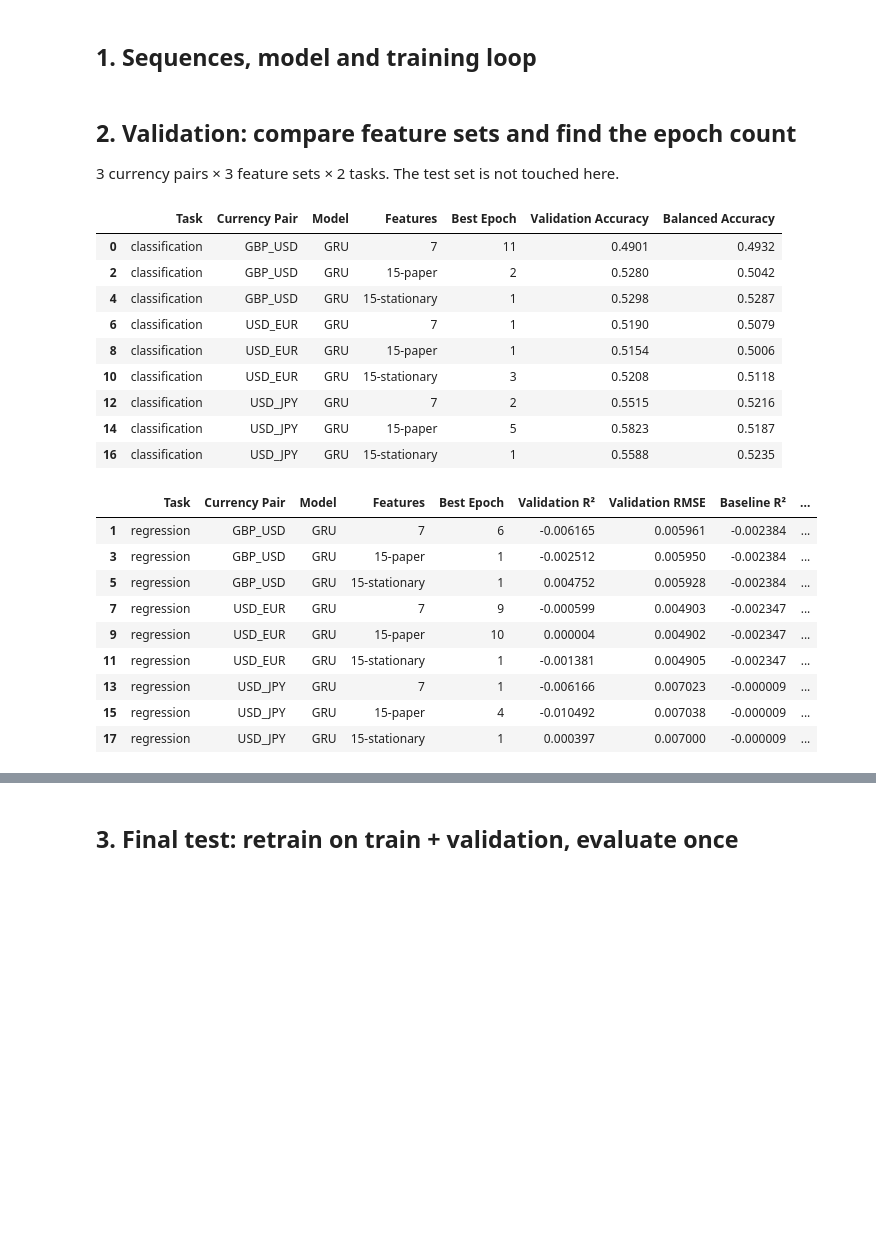
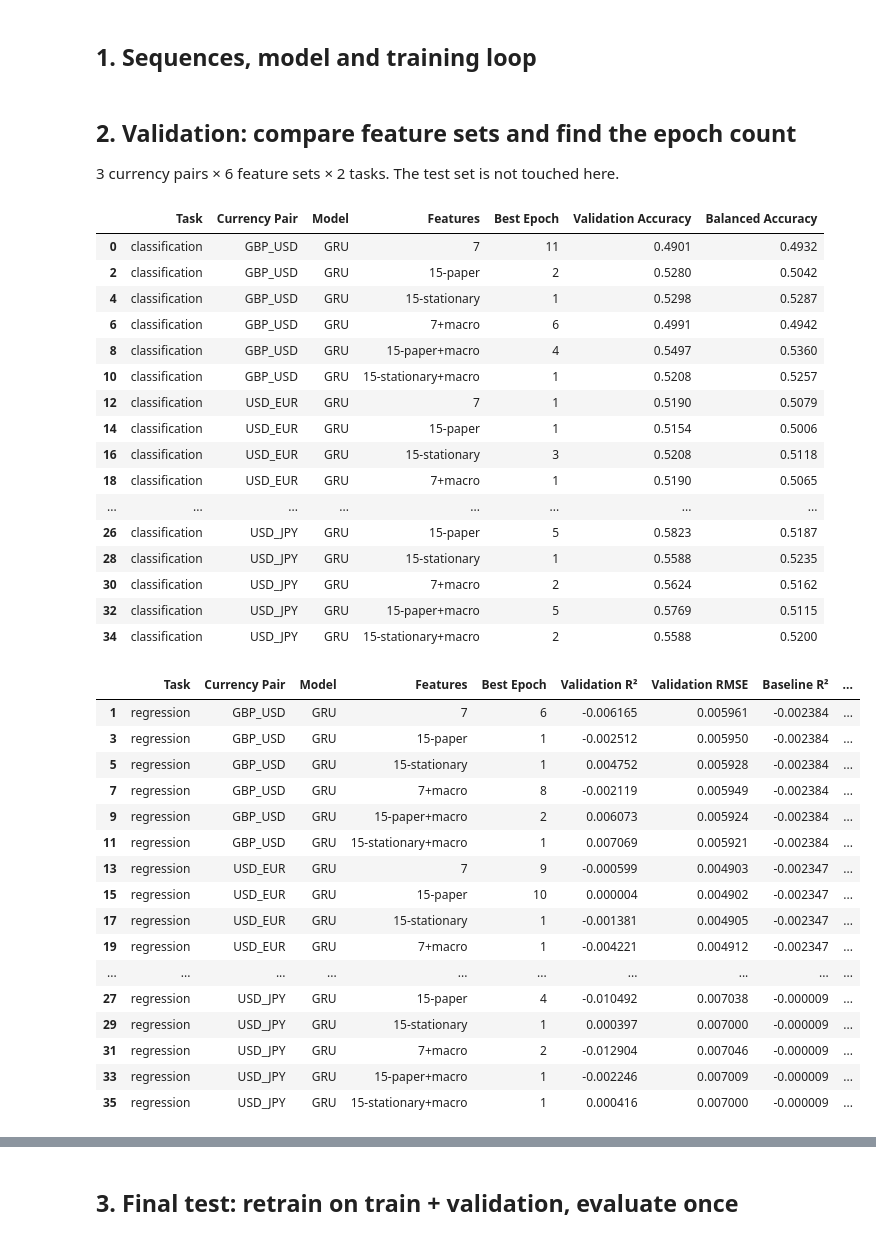
Before and after one commit to namithar18/Foreign-exchange-forecast, a Jupyter notebook: notebooks/08_gru.ipynb, the cells around one changed output, grey strips where cells are left out. Cells and saved outputs as stored; diff of their text form; code cells hidden in the pictures; blank space fills up the shorter version.

```diff
--- a/notebooks/08_gru.ipynb
+++ b/notebooks/08_gru.ipynb
@@ -32,12 +32,9 @@ if not (PROJECT_ROOT / "src").exists():
     PROJECT_ROOT = PROJECT_ROOT.parent
 sys.path.insert(0, str(PROJECT_ROOT / "src"))
 
-from fx_utils import PAIRS, PROCESSED_DIR, RESULTS_DIR, chronological_split, get_feature_sets
+from fx_utils import PAIRS, PROCESSED_DIR, RESULTS_DIR, chronological_split, get_feature_sets, load_model_data
 
-data = {
-    pair: pd.read_csv(PROCESSED_DIR / f"{pair}_model_data.csv", index_col=0, parse_dates=True)
-    for pair in PAIRS
-}
+data = {pair: load_model_data(pair) for pair in PAIRS}
 splits = {pair: chronological_split(data[pair]) for pair in PAIRS}
 
 SEQ_LEN = 20        # observations per input sequence (about one month of weekdays)
@@ -160,55 +157,69 @@ def fit_and_score(pair, fit_rows, eval_rows, cols, task, epochs, early_stop):
 # %% [markdown]
 ## 2. Validation: compare feature sets and find the epoch count
 
-3 currency pairs × 3 feature sets × 2 tasks. The test set is not touched here.
+3 currency pairs × 6 feature sets × 2 tasks. The test set is not touched here.
 # %%
 validation_rows = []
 best_epochs = {}
 
 for pair in PAIRS:
     train, val = splits[pair]["train"], splits[pair]["val"]
-    for feature_set, cols in get_feature_sets(pair).items():
+    for feature_set, cols in get_feature_sets(pair, with_macro=True).items():
         for task in TASKS:
             best_epoch, y_val, pred, base = fit_and_score(
                 pair, train, val, cols, task, MAX_EPOCHS, early_stop=True
             )
             best_epochs[(pair, feature_set, task)] = best_epoch
             row = {"Task": task, "Currency Pair": pair, "Model": "GRU",
                    "Features": feature_set, "Best Epoch": best_epoch}
             if task == "classification":
                 row.update({"Validation Accuracy": accuracy_score(y_val, pred),
                             "Balanced Accuracy": balanced_accuracy_score(y_val, pred)})
             else:
                 row.update({"Validation R²": r2_score(y_val, pred), "Validation RMSE": rmse(y_val, pred),
                             "Baseline R²": r2_score(y_val, base), "Baseline RMSE": rmse(y_val, base)})
             validation_rows.append(row)
 
 gru_validation = pd.DataFrame(validation_rows)
 gru_class_val = gru_validation[gru_validation["Task"] == "classification"].dropna(axis=1)
 gru_reg_val = gru_validation[gru_validation["Task"] == "regression"].dropna(axis=1)
 display(gru_class_val.round(4))
 display(gru_reg_val.round(6))
 # %% [output]
 |  | Task | Currency Pair | Model | Features | Best Epoch | Validation Accuracy | Balanced Accuracy |
 | 0 | classification | GBP_USD | GRU | 7 | 11 | 0.4901 | 0.4932 |
 | 2 | classification | GBP_USD | GRU | 15-paper | 2 | 0.5280 | 0.5042 |
 | 4 | classification | GBP_USD | GRU | 15-stationary | 1 | 0.5298 | 0.5287 |
-| 6 | classification | USD_EUR | GRU | 7 | 1 | 0.5190 | 0.5079 |
-| 8 | classification | USD_EUR | GRU | 15-paper | 1 | 0.5154 | 0.5006 |
-| 10 | classification | USD_EUR | GRU | 15-stationary | 3 | 0.5208 | 0.5118 |
-| 12 | classification | USD_JPY | GRU | 7 | 2 | 0.5515 | 0.5216 |
-| 14 | classification | USD_JPY | GRU | 15-paper | 5 | 0.5823 | 0.5187 |
-| 16 | classification | USD_JPY | GRU | 15-stationary | 1 | 0.5588 | 0.5235 |
+| 6 | classification | GBP_USD | GRU | 7+macro | 6 | 0.4991 | 0.4942 |
+| 8 | classification | GBP_USD | GRU | 15-paper+macro | 4 | 0.5497 | 0.5360 |
+| 10 | classification | GBP_USD | GRU | 15-stationary+macro | 1 | 0.5208 | 0.5257 |
+| 12 | classification | USD_EUR | GRU | 7 | 1 | 0.5190 | 0.5079 |
+| 14 | classification | USD_EUR | GRU | 15-paper | 1 | 0.5154 | 0.5006 |
+| 16 | classification | USD_EUR | GRU | 15-stationary | 3 | 0.5208 | 0.5118 |
+| 18 | classification | USD_EUR | GRU | 7+macro | 1 | 0.5190 | 0.5065 |
+| ... | ... | ... | ... | ... | ... | ... | ... |
+| 26 | classification | USD_JPY | GRU | 15-paper | 5 | 0.5823 | 0.5187 |
+| 28 | classification | USD_JPY | GRU | 15-stationary | 1 | 0.5588 | 0.5235 |
+| 30 | classification | USD_JPY | GRU | 7+macro | 2 | 0.5624 | 0.5162 |
+| 32 | classification | USD_JPY | GRU | 15-paper+macro | 5 | 0.5769 | 0.5115 |
+| 34 | classification | USD_JPY | GRU | 15-stationary+macro | 2 | 0.5588 | 0.5200 |
 |  | Task | Currency Pair | Model | Features | Best Epoch | Validation R² | Validation RMSE | Baseline R² | ... |
 | 1 | regression | GBP_USD | GRU | 7 | 6 | -0.006165 | 0.005961 | -0.002384 | ... |
 | 3 | regression | GBP_USD | GRU | 15-paper | 1 | -0.002512 | 0.005950 | -0.002384 | ... |
 | 5 | regression | GBP_USD | GRU | 15-stationary | 1 | 0.004752 | 0.005928 | -0.002384 | ... |
-| 7 | regression | USD_EUR | GRU | 7 | 9 | -0.000599 | 0.004903 | -0.002347 | ... |
-| 9 | regression | USD_EUR | GRU | 15-paper | 10 | 0.000004 | 0.004902 | -0.002347 | ... |
-| 11 | regression | USD_EUR | GRU | 15-stationary | 1 | -0.001381 | 0.004905 | -0.002347 | ... |
-| 13 | regression | USD_JPY | GRU | 7 | 1 | -0.006166 | 0.007023 | -0.000009 | ... |
-| 15 | regression | USD_JPY | GRU | 15-paper | 4 | -0.010492 | 0.007038 | -0.000009 | ... |
-| 17 | regression | USD_JPY | GRU | 15-stationary | 1 | 0.000397 | 0.007000 | -0.000009 | ... |
+| 7 | regression | GBP_USD | GRU | 7+macro | 8 | -0.002119 | 0.005949 | -0.002384 | ... |
+| 9 | regression | GBP_USD | GRU | 15-paper+macro | 2 | 0.006073 | 0.005924 | -0.002384 | ... |
+| 11 | regression | GBP_USD | GRU | 15-stationary+macro | 1 | 0.007069 | 0.005921 | -0.002384 | ... |
+| 13 | regression | USD_EUR | GRU | 7 | 9 | -0.000599 | 0.004903 | -0.002347 | ... |
+| 15 | regression | USD_EUR | GRU | 15-paper | 10 | 0.000004 | 0.004902 | -0.002347 | ... |
+| 17 | regression | USD_EUR | GRU | 15-stationary | 1 | -0.001381 | 0.004905 | -0.002347 | ... |
+| 19 | regression | USD_EUR | GRU | 7+macro | 1 | -0.004221 | 0.004912 | -0.002347 | ... |
+| ... | ... | ... | ... | ... | ... | ... | ... | ... | ... |
+| 27 | regression | USD_JPY | GRU | 15-paper | 4 | -0.010492 | 0.007038 | -0.000009 | ... |
+| 29 | regression | USD_JPY | GRU | 15-stationary | 1 | 0.000397 | 0.007000 | -0.000009 | ... |
+| 31 | regression | USD_JPY | GRU | 7+macro | 2 | -0.012904 | 0.007046 | -0.000009 | ... |
+| 33 | regression | USD_JPY | GRU | 15-paper+macro | 1 | -0.002246 | 0.007009 | -0.000009 | ... |
+| 35 | regression | USD_JPY | GRU | 15-stationary+macro | 1 | 0.000416 | 0.007000 | -0.000009 | ... |
 # %%
 # Choose one feature set per task from validation only, using the same rules as
 # Notebooks 03 (mean balanced accuracy) and 04 (mean RMSE relative to the baseline).
```
Also changed, not shown: parts of 3 cells of this notebook, 9 other files.
